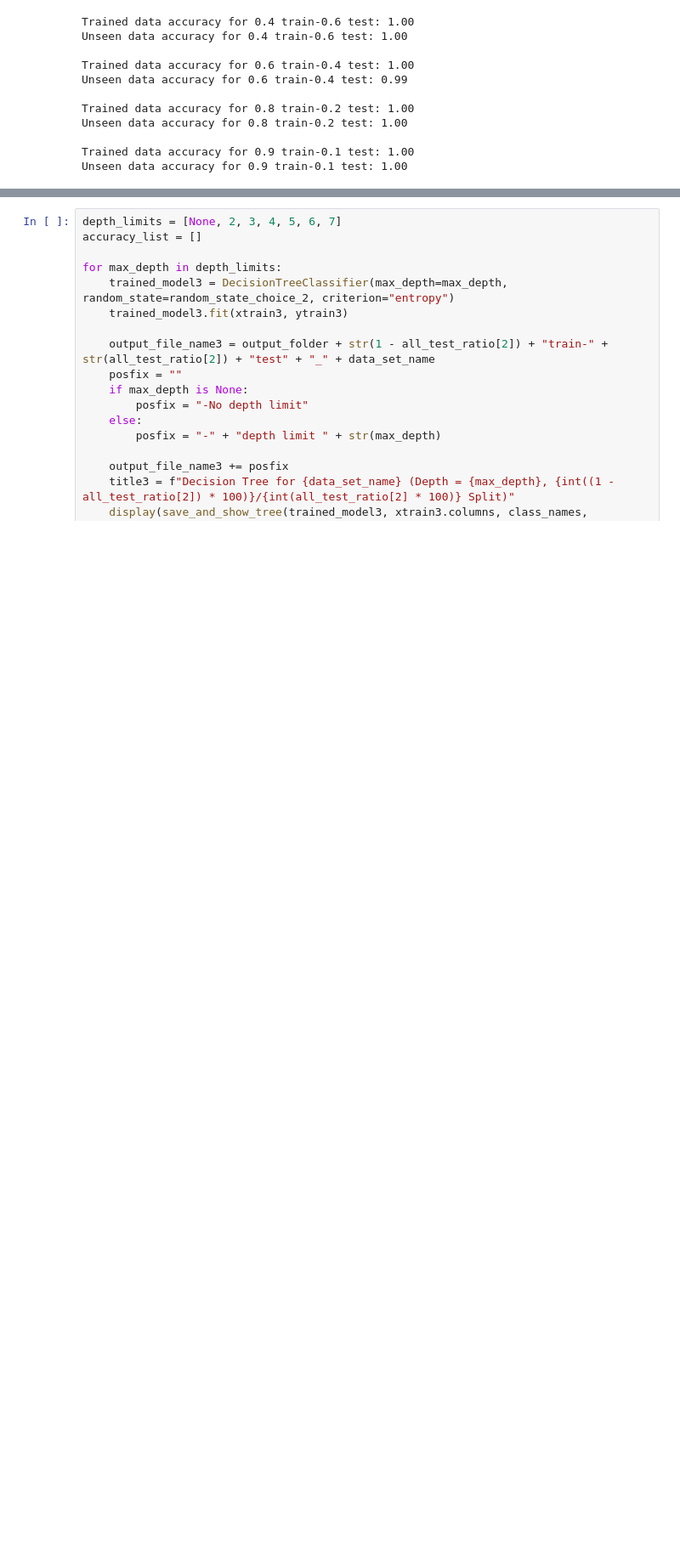
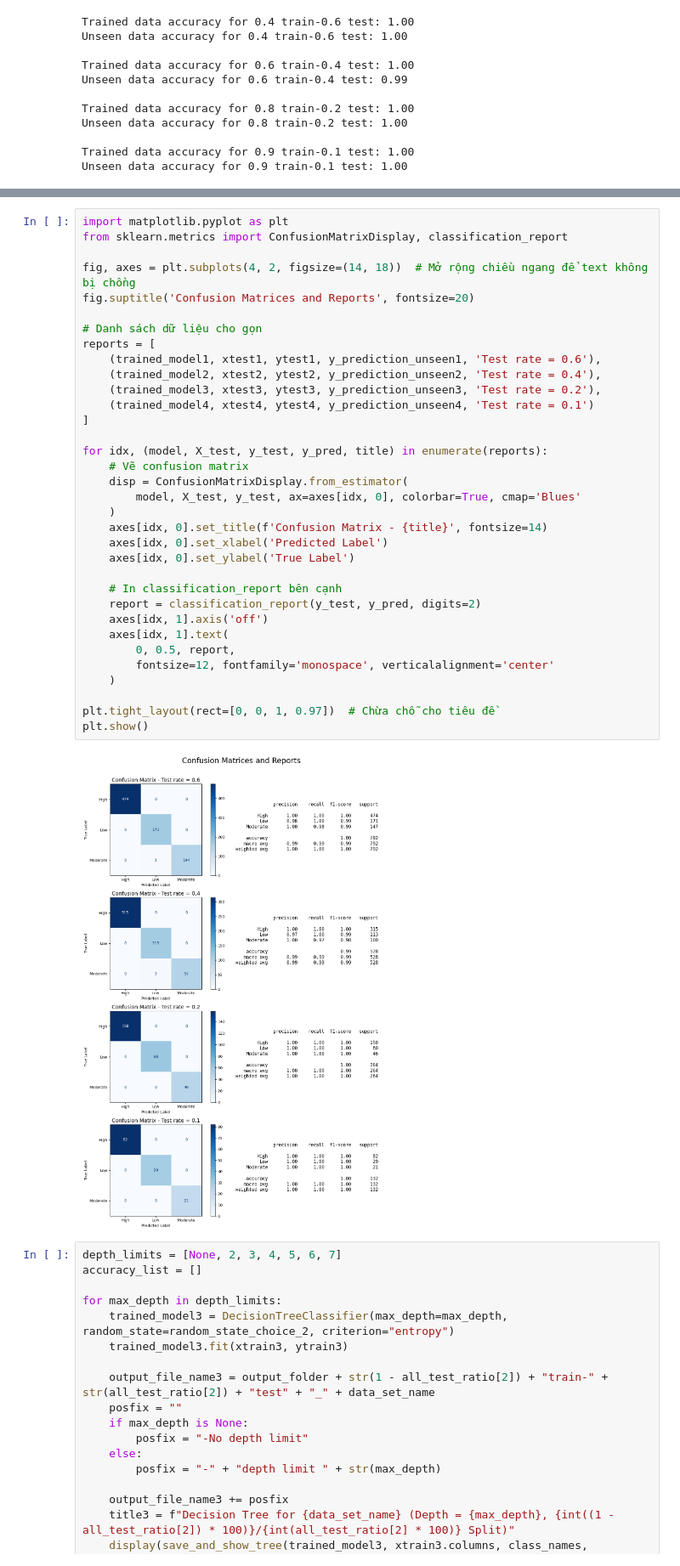
Before and after one commit to IamTpG/decision-tree, a Jupyter notebook: source/model/heart-attack-model.ipynb, the cells around one changed output, grey strips where cells are left out. Shown at 85% size. Cells and saved outputs as stored; diff of their text form; blank space fills up the shorter version.

Commit message:
new color
blueeeeeê

```diff
--- a/source/model/heart-attack-model.ipynb
+++ b/source/model/heart-attack-model.ipynb
@@ -261,3 +212,39 @@ plt.show()
+# %%
+import matplotlib.pyplot as plt
+from sklearn.metrics import ConfusionMatrixDisplay, classification_report
+
+fig, axes = plt.subplots(4, 2, figsize=(14, 18))  # Mở rộng chiều ngang để text không bị chồng
+fig.suptitle('Confusion Matrices and Reports', fontsize=20)
+
+# Danh sách dữ liệu cho gọn
+reports = [
+    (trained_model1, xtest1, ytest1, y_prediction_unseen1, 'Test rate = 0.6'),
+    (trained_model2, xtest2, ytest2, y_prediction_unseen2, 'Test rate = 0.4'),
+    (trained_model3, xtest3, ytest3, y_prediction_unseen3, 'Test rate = 0.2'),
+    (trained_model4, xtest4, ytest4, y_prediction_unseen4, 'Test rate = 0.1')
+]
+
+for idx, (model, X_test, y_test, y_pred, title) in enumerate(reports):
+    # Vẽ confusion matrix
+    disp = ConfusionMatrixDisplay.from_estimator(
+        model, X_test, y_test, ax=axes[idx, 0], colorbar=True, cmap='Blues'
+    )
+    axes[idx, 0].set_title(f'Confusion Matrix - {title}', fontsize=14)
+    axes[idx, 0].set_xlabel('Predicted Label')
+    axes[idx, 0].set_ylabel('True Label')
+
+    # In classification_report bên cạnh
+    report = classification_report(y_test, y_pred, digits=2)
+    axes[idx, 1].axis('off')
+    axes[idx, 1].text(
+        0, 0.5, report,
+        fontsize=12, fontfamily='monospace', verticalalignment='center'
+    )
+
+plt.tight_layout(rect=[0, 0, 1, 0.97])  # Chừa chỗ cho tiêu đề
+plt.show()
+# %% [output]
+[figure, added]
 # %%
 depth_limits = [None, 2, 3, 4, 5, 6, 7]
 accuracy_list = []
```
Also changed, not shown: parts of 2 cells of this notebook, 4 other files.
